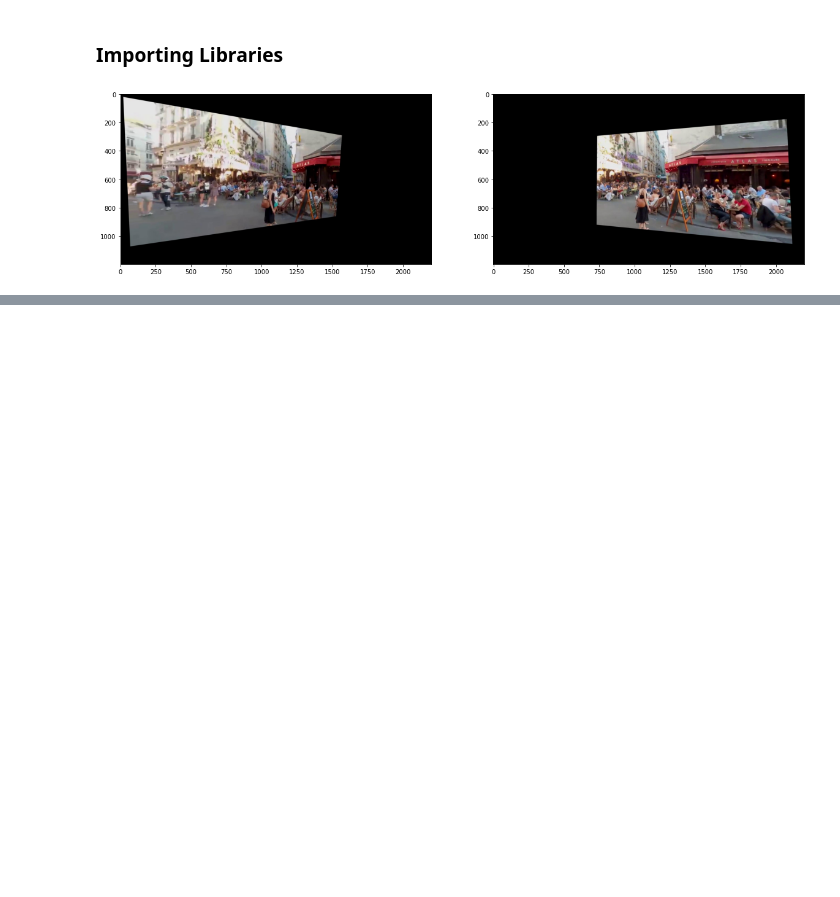
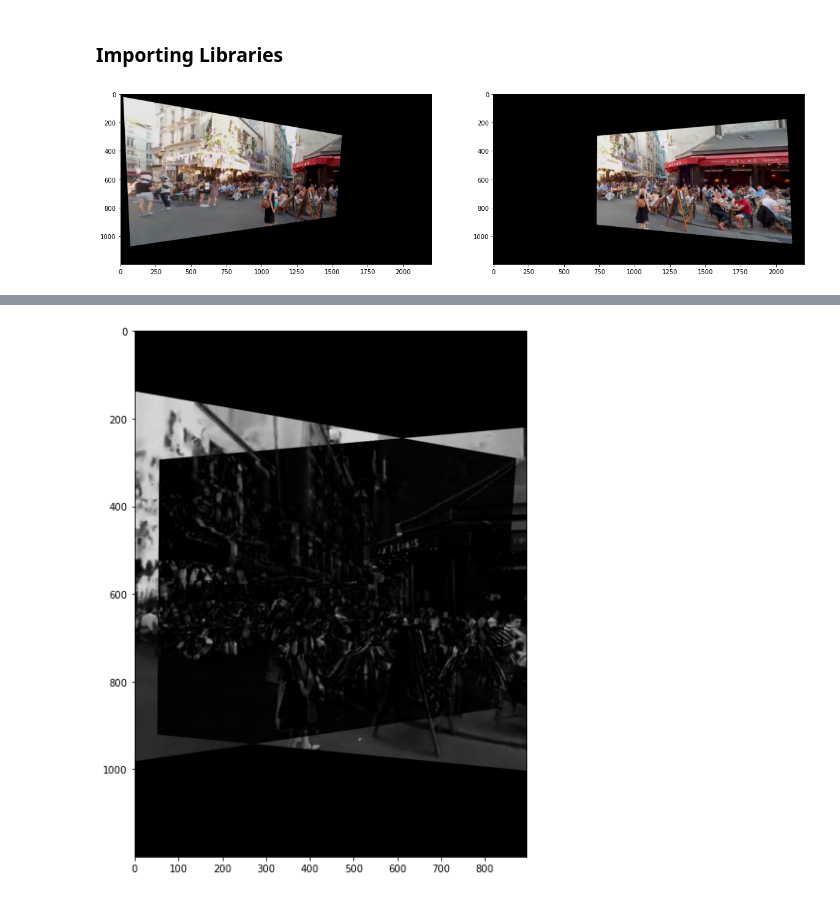
Before and after one commit to AmirhoseinYari/Digital-Image-Processing, a Jupyter notebook: HW5/HW5-AmirhoseinYari-98109718-Q2.ipynb, the cells around one changed output, grey strips where cells are left out. Drawn from its saved outputs; the diff is of its cells as text; code cells hidden in the pictures; blank space fills up the shorter version.

```diff
--- a/HW5/HW5-AmirhoseinYari-98109718-Q2.ipynb
+++ b/HW5/HW5-AmirhoseinYari-98109718-Q2.ipynb
@@ -17,0 +31,7 @@ plt.imshow(right);
+# %%
+diff = abs(left_croped - right_croped)**2
+#diff = (diff-np.min(diff))/(np.max(diff)-np.min(diff))*255
+plt.figure(figsize=(10,10))
+plt.imshow(diff,cmap="gray");
+# %% [output]
+[figure, added]
```
Also changed, not shown: parts of 6 cells of this notebook.
